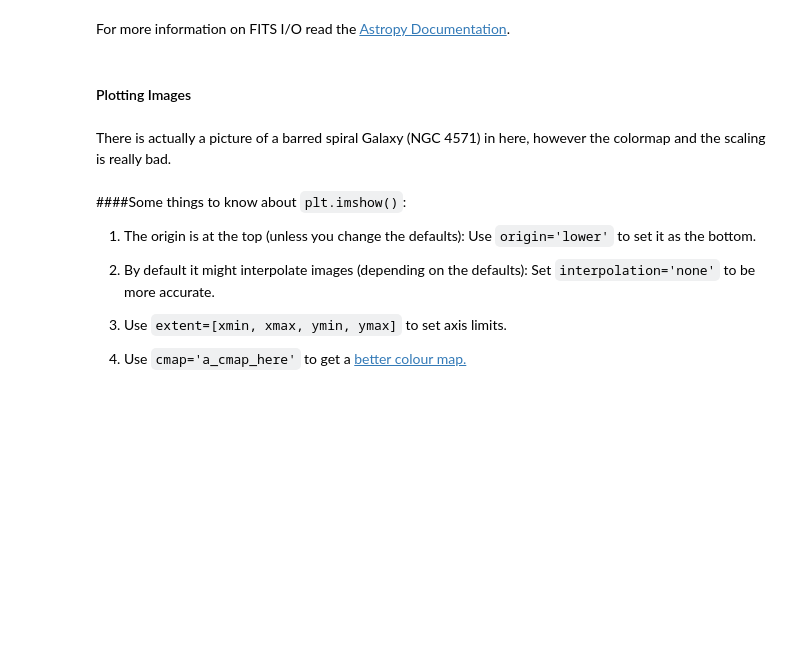
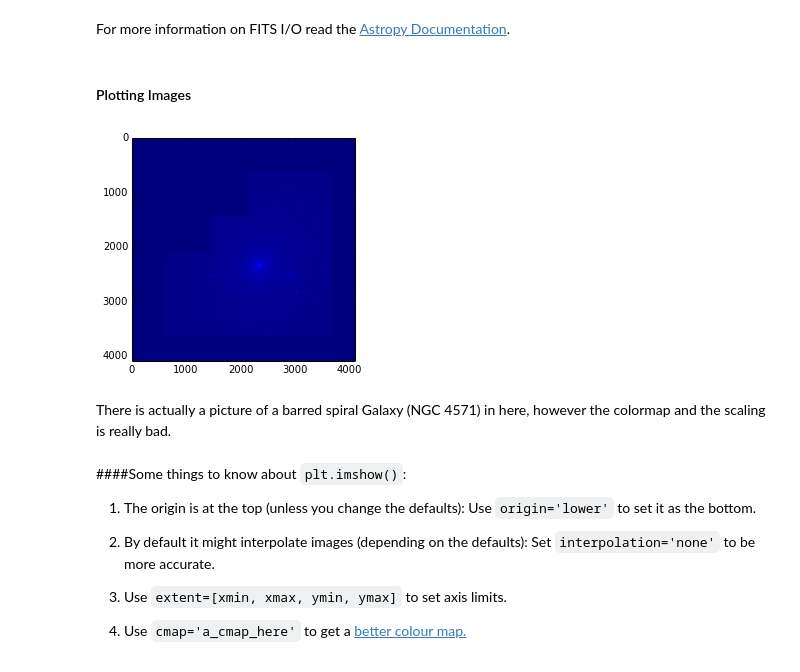
Before and after one commit to justincely/2014-02-24-esac, a Jupyter notebook: lessons/sunpy/matplotlib_tutorial.ipynb, the cells around one changed output. Drawn from its saved outputs; the diff is of its cells as text; code cells hidden in the pictures; blank space fills up the shorter version.

```diff
--- a/lessons/sunpy/matplotlib_tutorial.ipynb
+++ b/lessons/sunpy/matplotlib_tutorial.ipynb
@@ -78,6 +94,6 @@ ax.axis([0,np.pi*6,-1.1,1.1])
 # %%
 #Create some image data
 from astropy.io import fits
-hdus = fits.open('data/h_n4571_f555_mosaic.fits')
+hdus = fits.open('/home/stuart/BitBucket/talks/ESAC_feb2014/data/h_n4571_f555_mosaic.fits')
 # %%
 hdus.info()
@@ -86,2 +124,2 @@ hdus[0].header
 # %%
-hdus[0].data
+imgdata = hdus[0].data
@@ -92,8 +132,10 @@ For more information on FITS I/O read the [Astropy Documentation](http://docs.as
 # %%
 #Create a figure object and an axis at the same time!
 fig, ax = plt.subplots(1)
 #Plot the image with default settings
-im = ax.imshow(hdus[0].data)
+im = ax.imshow(imgdata)
+# %% [output]
+[figure, added]
 # %% [markdown]
 There is actually a picture of a barred spiral Galaxy (NGC 4571) in here, however the colormap and the scaling is really bad.
 # %% [markdown]
```
Also changed, not shown: parts of 10 cells of this notebook, 1 other file.
